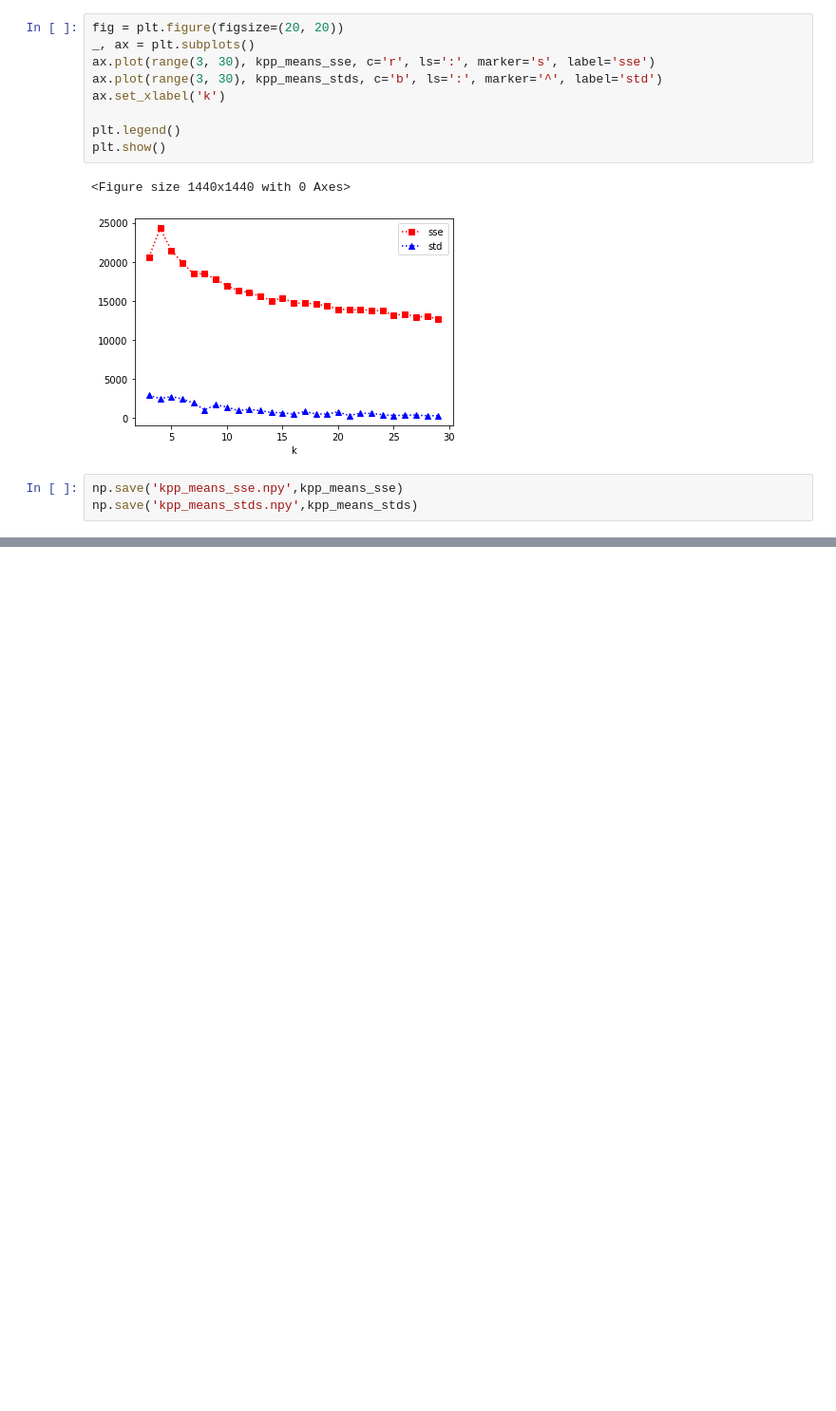
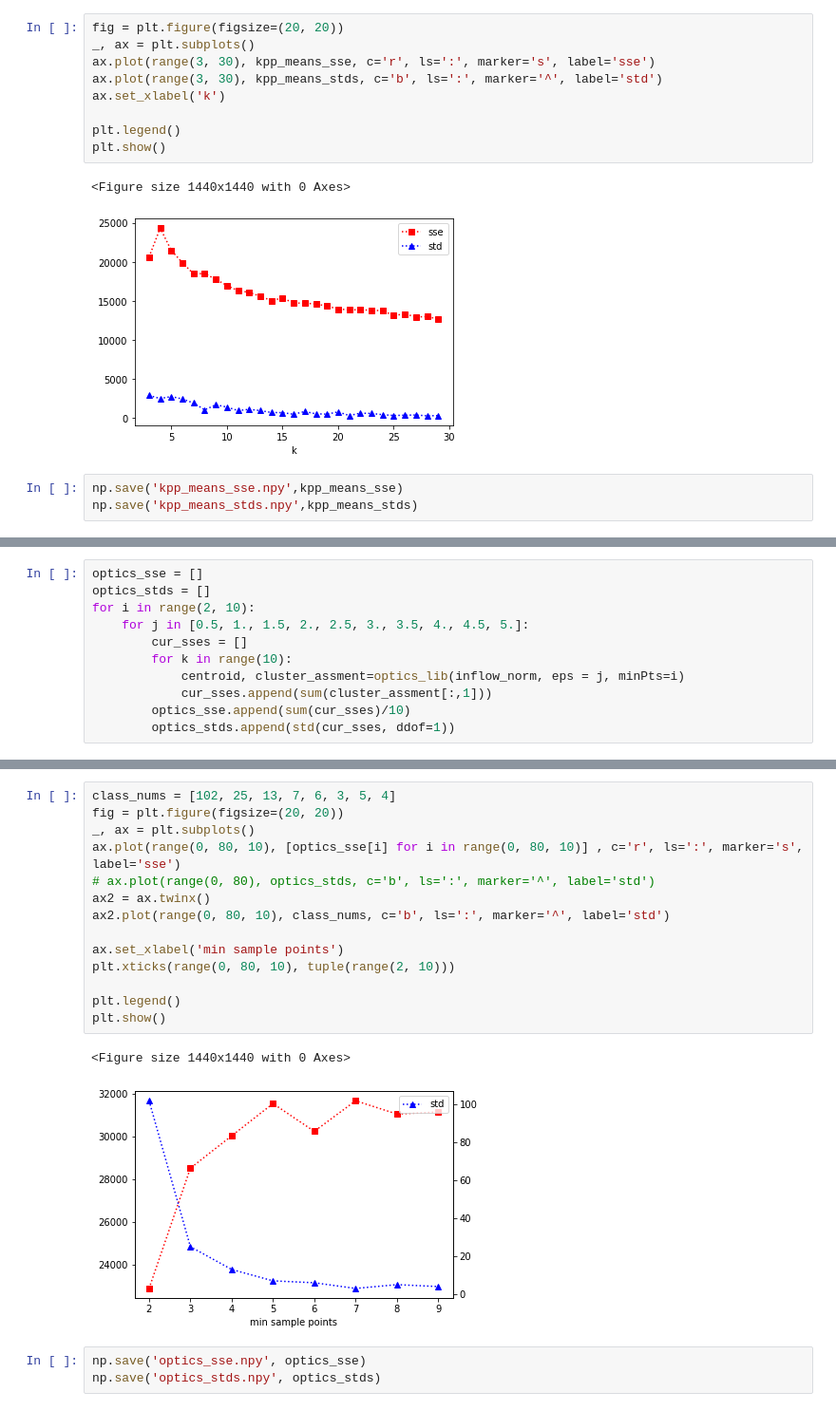
Before and after one commit to luojunhui1/AnomalyExpriments, a Jupyter notebook: test.ipynb, the cells around one changed output, grey strips where cells are left out. Shown at 95% size. Saved outputs shown, nothing was run; the diff lists cells and outputs as text; blank space fills up the shorter version.

```diff
--- a/test.ipynb
+++ b/test.ipynb
@@ -183,0 +163,11 @@ sse_split, sse_nonsplit 3246.323769590114 35085.52026455094
+# %%
+optics_sse = []
+optics_stds = []
+for i in range(2, 10):
+    for j in [0.5, 1., 1.5, 2., 2.5, 3., 3.5, 4., 4.5, 5.]:
+        cur_sses = []
+        for k in range(10):
+            centroid, cluster_assment=optics_lib(inflow_norm, eps = j, minPts=i)
+            cur_sses.append(sum(cluster_assment[:,1]))
+        optics_sse.append(sum(cur_sses)/10)
+        optics_stds.append(std(cur_sses, ddof=1))
@@ -183,0 +192,20 @@ sse_split, sse_nonsplit 3246.323769590114 35085.52026455094
+# %%
+class_nums = [102, 25, 13, 7, 6, 3, 5, 4]
+fig = plt.figure(figsize=(20, 20))
+_, ax = plt.subplots()
+ax.plot(range(0, 80, 10), [optics_sse[i] for i in range(0, 80, 10)] , c='r', ls=':', marker='s', label='sse')
+# ax.plot(range(0, 80), optics_stds, c='b', ls=':', marker='^', label='std')
+ax2 = ax.twinx()
+ax2.plot(range(0, 80, 10), class_nums, c='b', ls=':', marker='^', label='std')
+
+ax.set_xlabel('min sample points')
+plt.xticks(range(0, 80, 10), tuple(range(2, 10)))
+
+plt.legend()
+plt.show()
+# %% [output]
+<Figure size 1440x1440 with 0 Axes>
+[figure, added]
+# %%
+np.save('optics_sse.npy', optics_sse)
+np.save('optics_stds.npy', optics_stds)
```
Also changed, not shown: parts of 15 cells of this notebook, 29 other files.
